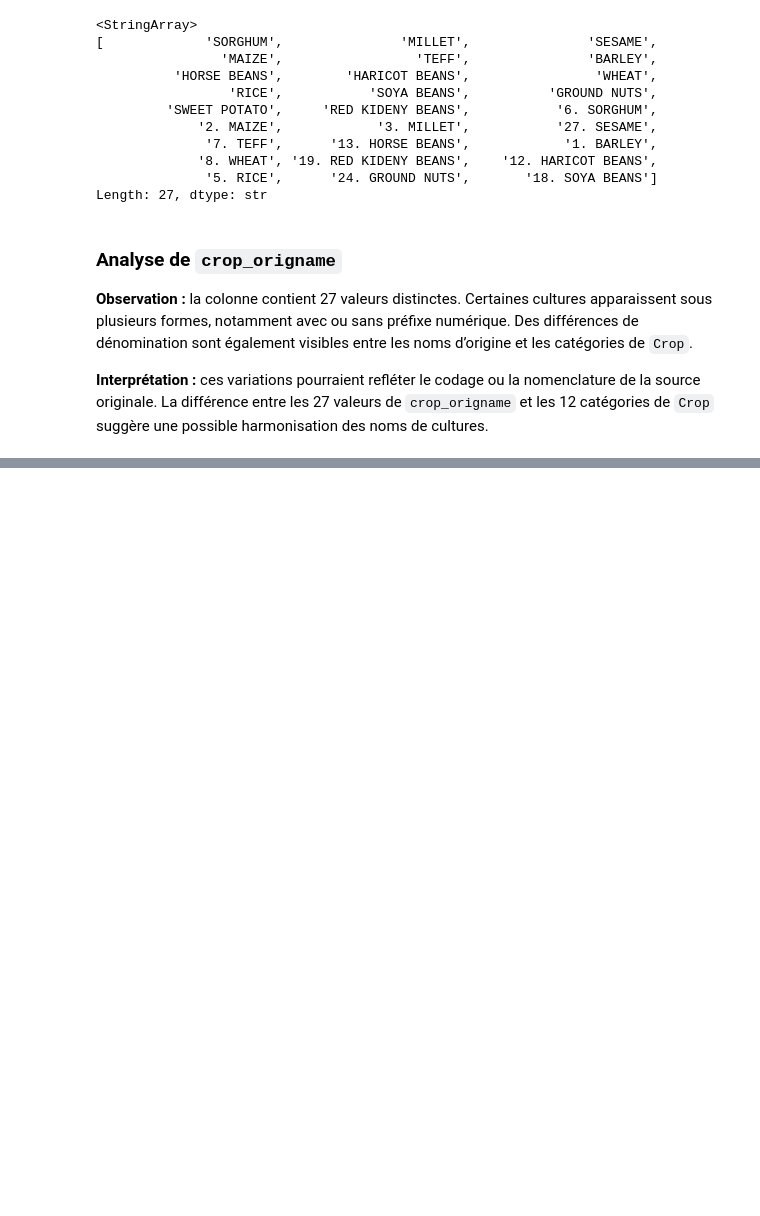
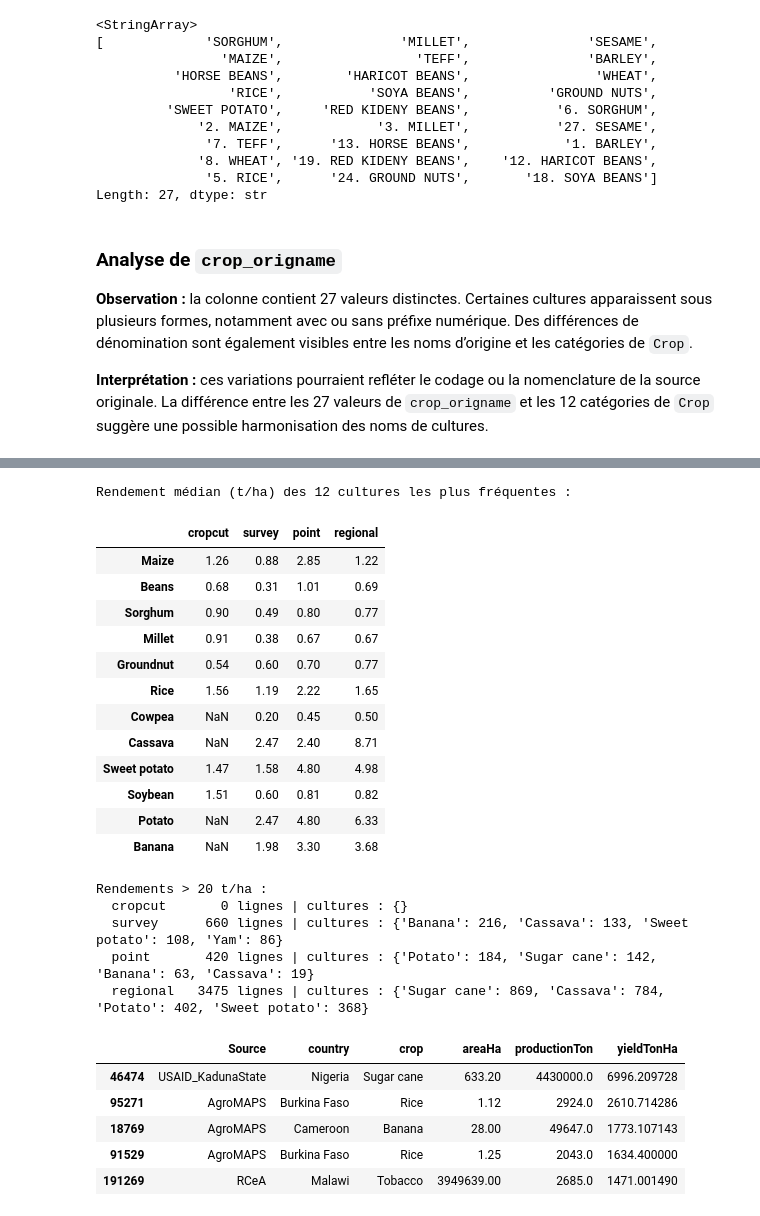
Before and after one commit to DjafarouAbdou909/African_Crop_Yield_Intelligence, a Jupyter notebook: notebooks/02_data_understanding.ipynb, the cells around one changed output, grey strips where cells are left out. Cells and saved outputs as stored; diff of their text form; code cells hidden in the pictures; blank space fills up the shorter version.

```diff
--- a/notebooks/02_data_understanding.ipynb
+++ b/notebooks/02_data_understanding.ipynb
@@ -236,0 +643,4 @@ Length: 27, dtype: str
+# %%
+for nom, df in data.items():
+    print(f"\n--- {nom.upper()} ---")
+    print("Lignes dupliquées :", df.duplicated().sum())
@@ -236,0 +1389,45 @@ Length: 27, dtype: str
+# %%
+medianes = pd.concat(
+    {nom: df[col_cible].where(df[col_cible] > 0).groupby(df[col_culture]).median()
+     for nom, (df, col_culture, col_cible) in cibles.items()},
+    axis=1,
+)
+effectifs = pd.concat(
+    {nom: df[col_culture].value_counts() for nom, (df, col_culture, _) in cibles.items()},
+    axis=1,
+)
+principales = effectifs.sum(axis=1).sort_values(ascending=False).head(12).index
+print("Rendement médian (t/ha) des 12 cultures les plus fréquentes :")
+display(medianes.loc[principales].round(2))
+
+print("Rendements > 20 t/ha :")
+for nom, (df, col_culture, col_cible) in cibles.items():
+    extremes = df[df[col_cible] > 20]
+    print(f"  {nom:<9} {len(extremes):>5} lignes | cultures : {extremes[col_culture].value_counts().head(4).to_dict()}")
+display(regional.nlargest(5, "yieldTonHa")[["Source", "country", "crop", "areaHa", "productionTon", "yieldTonHa"]])
+# %% [output]
+Rendement médian (t/ha) des 12 cultures les plus fréquentes :
+|  | cropcut | survey | point | regional |
+| Maize | 1.26 | 0.88 | 2.85 | 1.22 |
+| Beans | 0.68 | 0.31 | 1.01 | 0.69 |
+| Sorghum | 0.90 | 0.49 | 0.80 | 0.77 |
+| Millet | 0.91 | 0.38 | 0.67 | 0.67 |
+| Groundnut | 0.54 | 0.60 | 0.70 | 0.77 |
+| Rice | 1.56 | 1.19 | 2.22 | 1.65 |
+| Cowpea | NaN | 0.20 | 0.45 | 0.50 |
+| Cassava | NaN | 2.47 | 2.40 | 8.71 |
+| Sweet potato | 1.47 | 1.58 | 4.80 | 4.98 |
+| Soybean | 1.51 | 0.60 | 0.81 | 0.82 |
+| Potato | NaN | 2.47 | 4.80 | 6.33 |
+| Banana | NaN | 1.98 | 3.30 | 3.68 |
+Rendements > 20 t/ha :
+  cropcut       0 lignes | cultures : {}
+  survey      660 lignes | cultures : {'Banana': 216, 'Cassava': 133, 'Sweet potato': 108, 'Yam': 86}
+  point       420 lignes | cultures : {'Potato': 184, 'Sugar cane': 142, 'Banana': 63, 'Cassava': 19}
+  regional   3475 lignes | cultures : {'Sugar cane': 869, 'Cassava': 784, 'Potato': 402, 'Sweet potato': 368}
+|  | Source | country | crop | areaHa | productionTon | yieldTonHa |
+| 46474 | USAID_KadunaState | Nigeria | Sugar cane | 633.20 | 4430000.0 | 6996.209728 |
+| 95271 | AgroMAPS | Burkina Faso | Rice | 1.12 | 2924.0 | 2610.714286 |
+| 18769 | AgroMAPS | Cameroon | Banana | 28.00 | 49647.0 | 1773.107143 |
+| 91529 | AgroMAPS | Burkina Faso | Rice | 1.25 | 2043.0 | 1634.400000 |
+| 191269 | RCeA | Malawi | Tobacco | 3949639.00 | 2685.0 | 1471.001490 |
```
Also changed, not shown: parts of 102 cells of this notebook.
